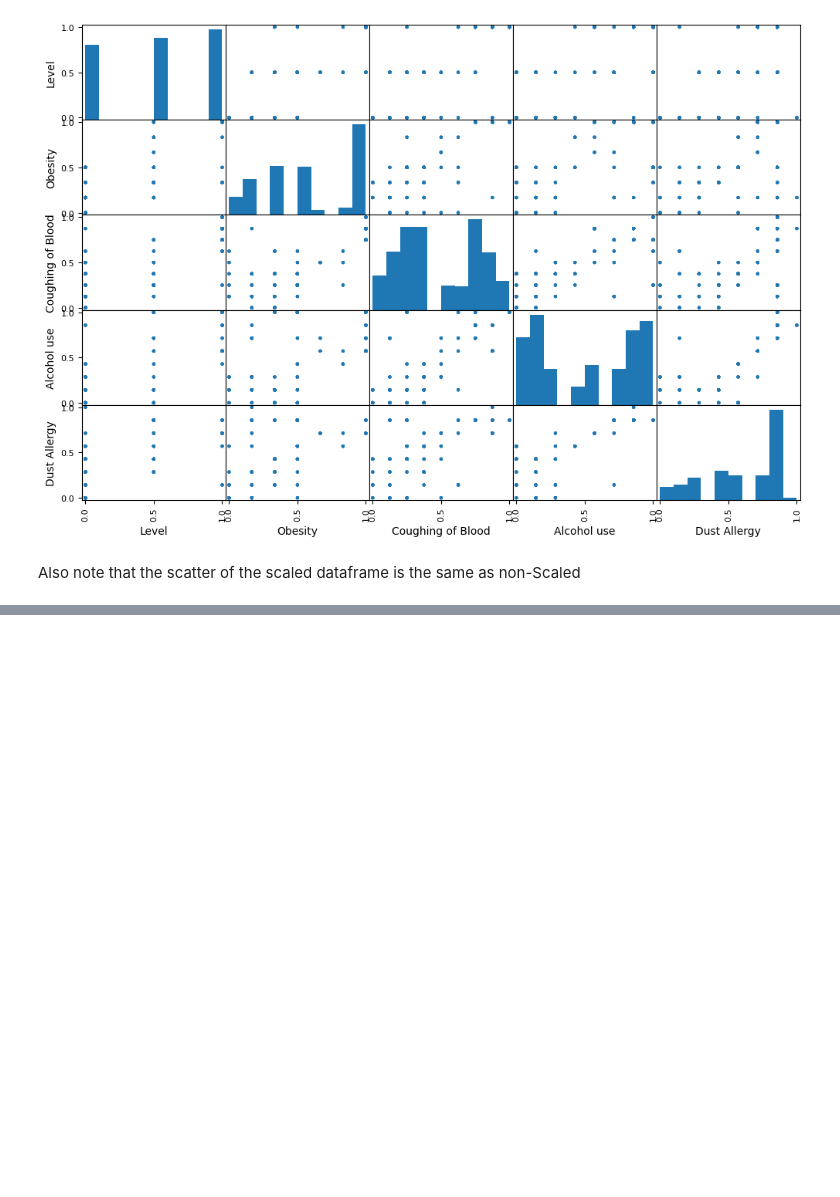
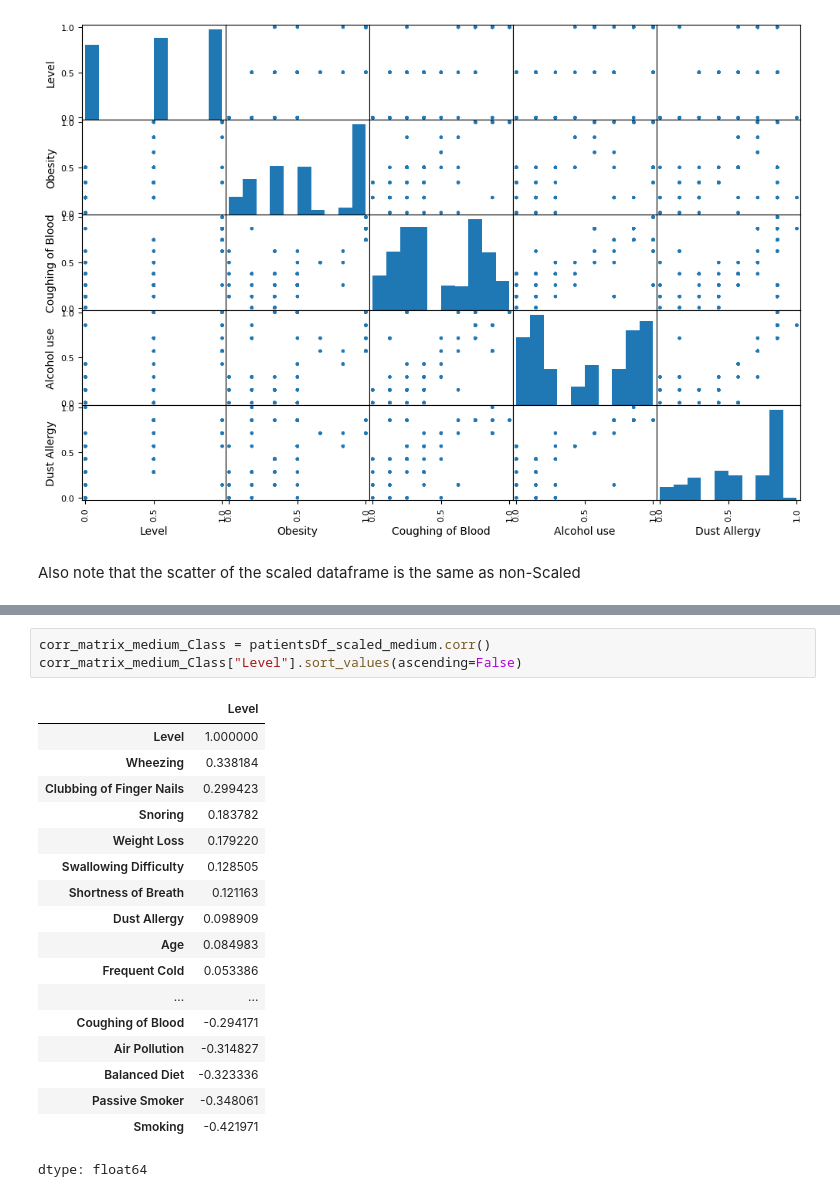
Before and after one commit to mkz4000/F21DL, a Jupyter notebook: Week2.ipynb, the cells around one changed output, grey strips where cells are left out. Saved outputs shown, nothing was run; the diff lists cells and outputs as text; blank space fills up the shorter version.

```diff
--- a/Week2.ipynb
+++ b/Week2.ipynb
@@ -262,0 +295,22 @@ Also note that the scatter of the scaled dataframe is the same as non-Scaled
+# %%
+corr_matrix_medium_Class = patientsDf_scaled_medium.corr()
+corr_matrix_medium_Class["Level"].sort_values(ascending=False)
+# %% [output]
+|  | Level |
+| Level | 1.000000 |
+| Wheezing | 0.338184 |
+| Clubbing of Finger Nails | 0.299423 |
+| Snoring | 0.183782 |
+| Weight Loss | 0.179220 |
+| Swallowing Difficulty | 0.128505 |
+| Shortness of Breath | 0.121163 |
+| Dust Allergy | 0.098909 |
+| Age | 0.084983 |
+| Frequent Cold | 0.053386 |
+| ... | ... |
+| Coughing of Blood | -0.294171 |
+| Air Pollution | -0.314827 |
+| Balanced Diet | -0.323336 |
+| Passive Smoker | -0.348061 |
+| Smoking | -0.421971 |
+dtype: float64
```
Also changed, not shown: parts of 3 cells of this notebook.
